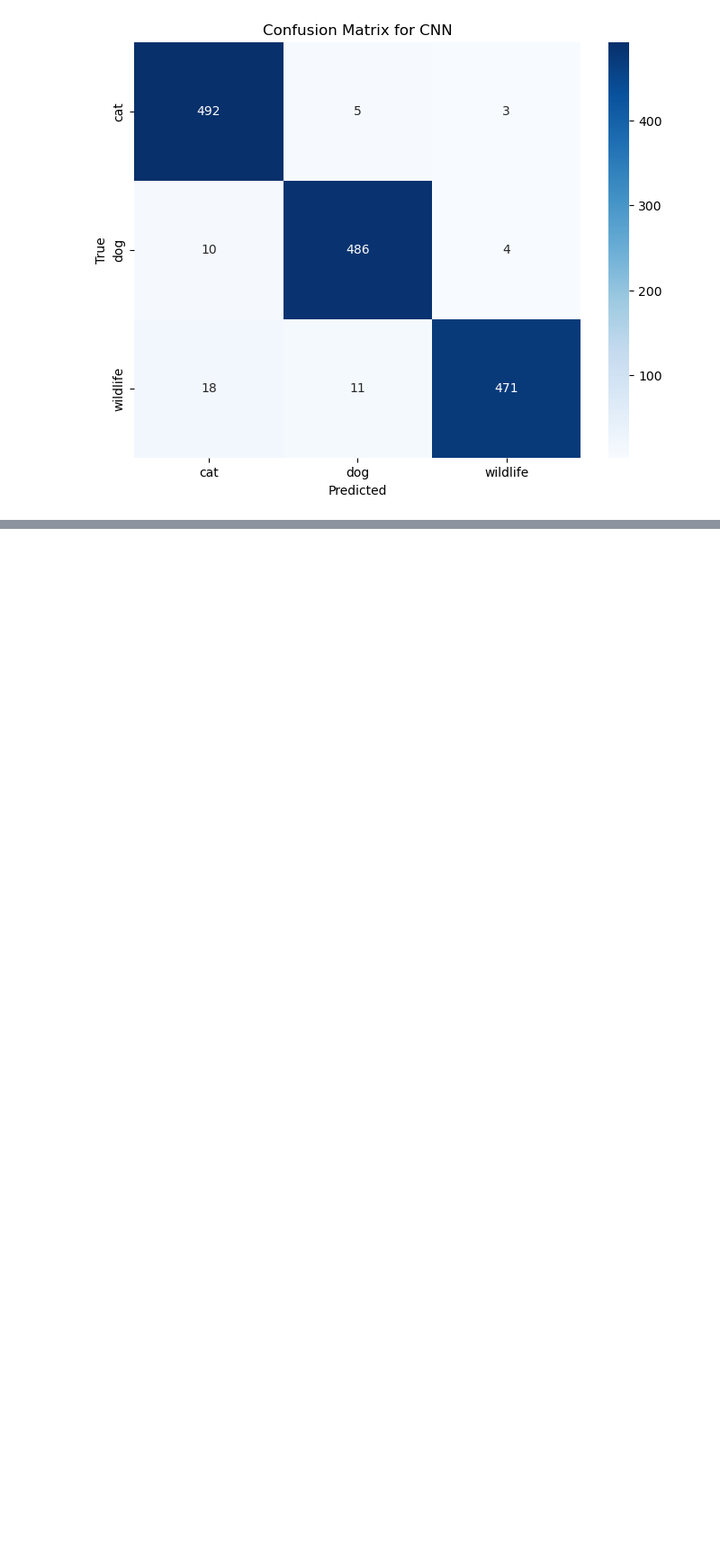
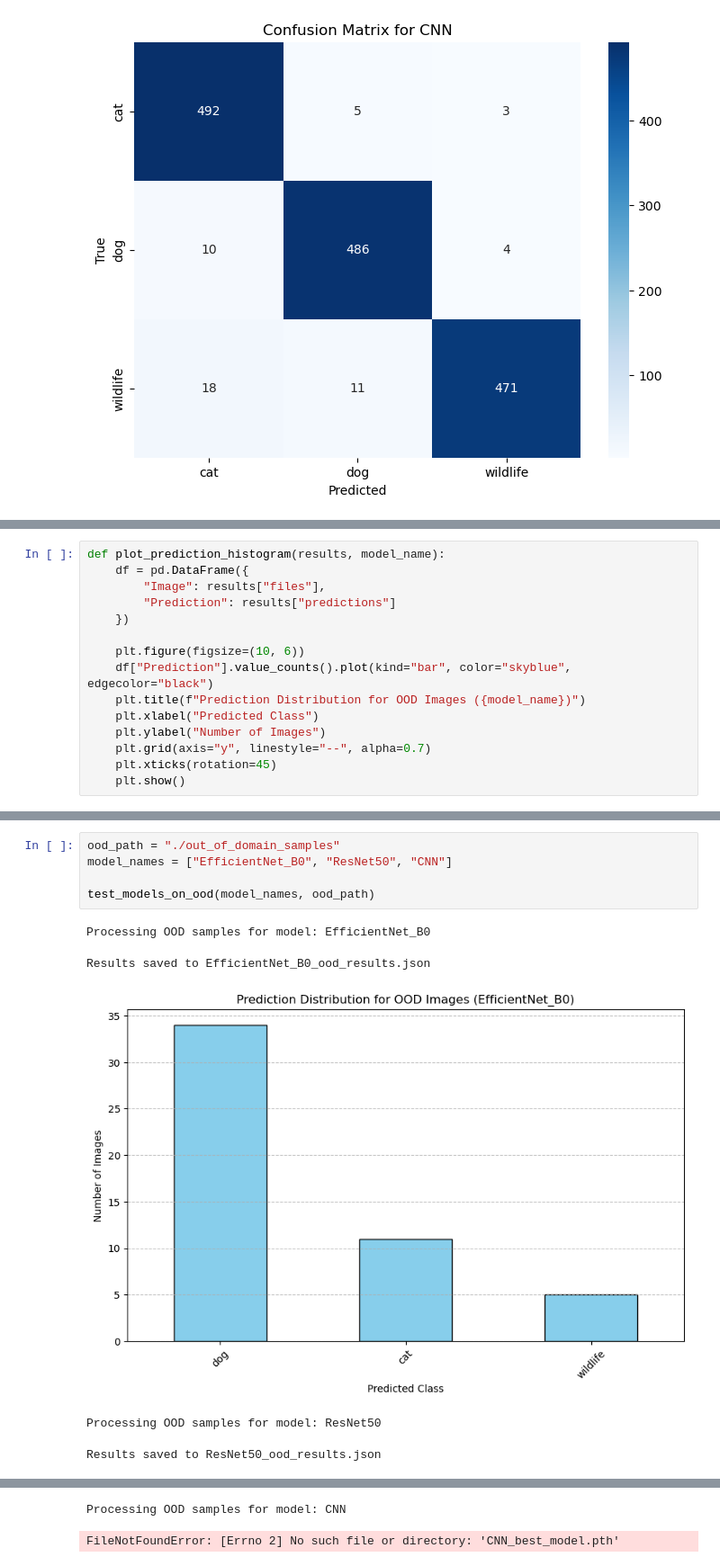
Before and after one commit to mporada259449/animal_classification_nn, a Jupyter notebook: all_cnns.ipynb, the cells around one changed output, grey strips where cells are left out. Shown: that part at 90% size. Saved outputs shown, nothing was run; the diff lists cells and outputs as text; blank space fills up the shorter version.

```diff
--- a/all_cnns.ipynb
+++ b/all_cnns.ipynb
@@ -348,0 +429,15 @@ for idx, model_name in enumerate(model_names):
+# %%
+def plot_prediction_histogram(results, model_name):
+    df = pd.DataFrame({
+        "Image": results["files"],
+        "Prediction": results["predictions"]
+    })
+
+    plt.figure(figsize=(10, 6))
+    df["Prediction"].value_counts().plot(kind="bar", color="skyblue", edgecolor="black")
+    plt.title(f"Prediction Distribution for OOD Images ({model_name})")
+    plt.xlabel("Predicted Class")
+    plt.ylabel("Number of Images")
+    plt.grid(axis="y", linestyle="--", alpha=0.7)
+    plt.xticks(rotation=45)
+    plt.show()
@@ -348,0 +485,11 @@ for idx, model_name in enumerate(model_names):
+# %%
+ood_path = "./out_of_domain_samples"
+model_names = ["EfficientNet_B0", "ResNet50", "CNN"]
+
+test_models_on_ood(model_names, ood_path)
+# %% [output]
+Processing OOD samples for model: EfficientNet_B0
+Results saved to EfficientNet_B0_ood_results.json
+[figure, added]
+Processing OOD samples for model: ResNet50
+Results saved to ResNet50_ood_results.json
@@ -348,0 +497,2 @@ for idx, model_name in enumerate(model_names):
+Processing OOD samples for model: CNN
+FileNotFoundError: [Errno 2] No such file or directory: 'CNN_best_model.pth'
```
Also changed, not shown: parts of 15 cells of this notebook, 4 other files.
